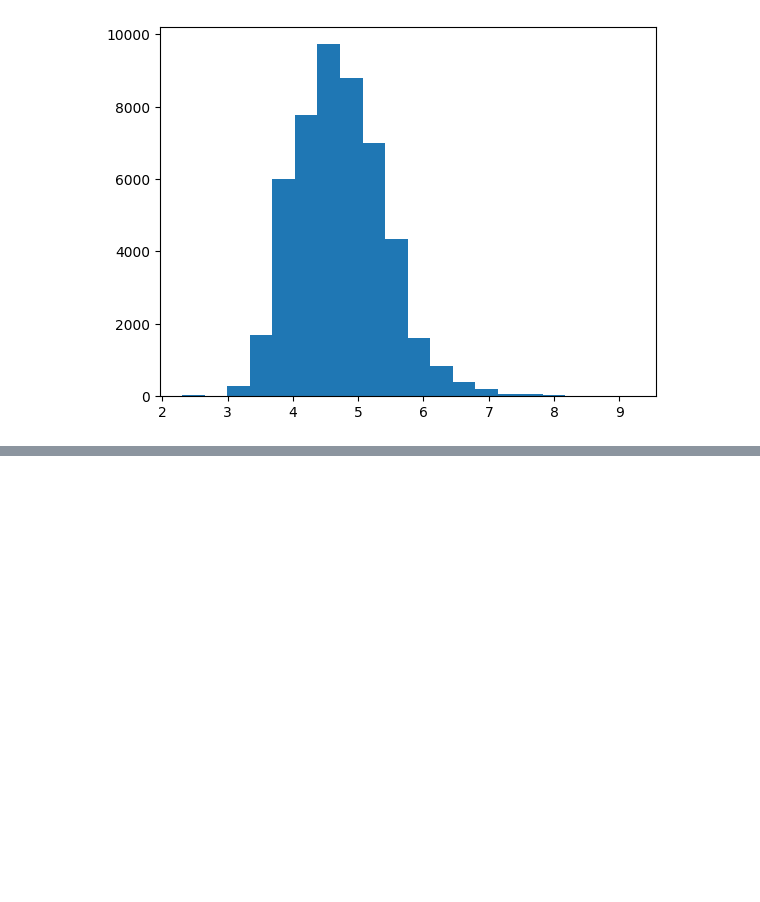
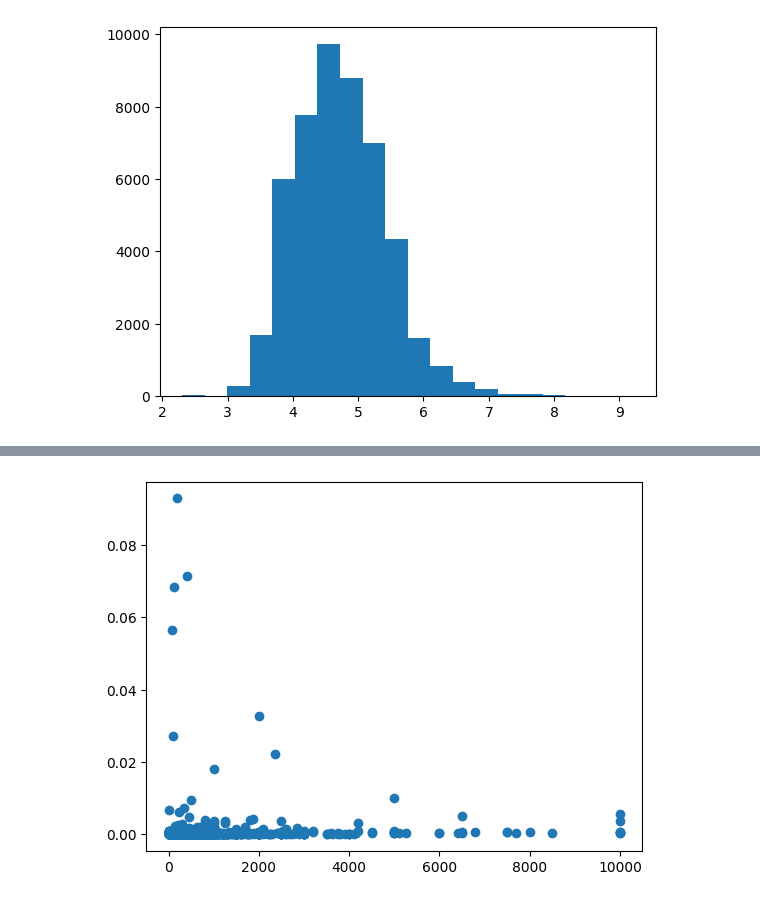
Before and after one commit to 4GeeksAcademy/machine-learning-python-template-Lianmarine, a Jupyter notebook: src/explore.ipynb, the cells around one changed output, grey strips where cells are left out. Saved outputs shown, nothing was run; the diff lists cells and outputs as text; code cells hidden in the pictures; blank space fills up the shorter version.

```diff
--- a/src/explore.ipynb
+++ b/src/explore.ipynb
@@ -130,0 +273,7 @@ ValueError: Pandas data cast to numpy dtype of object. Check input data with np.
+# %%
+cooks_distance = model.get_influence().cooks_distance[0]
+# %%
+plt.scatter(df.price, cooks_distance)
+plt.show()
+# %% [output]
+[figure, added]
```
Also changed, not shown: parts of 41 cells of this notebook.
